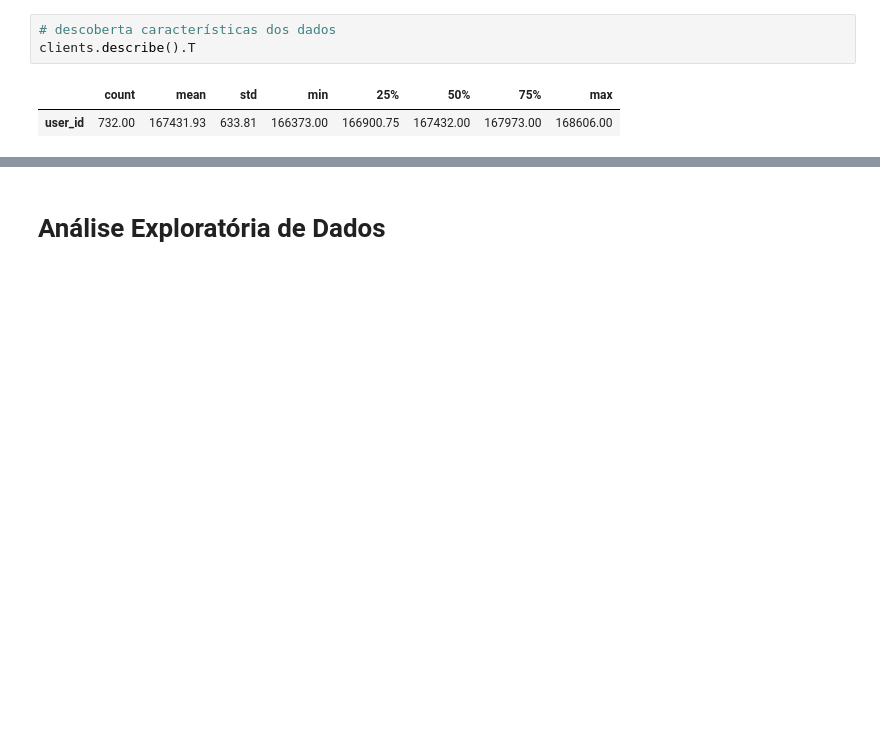
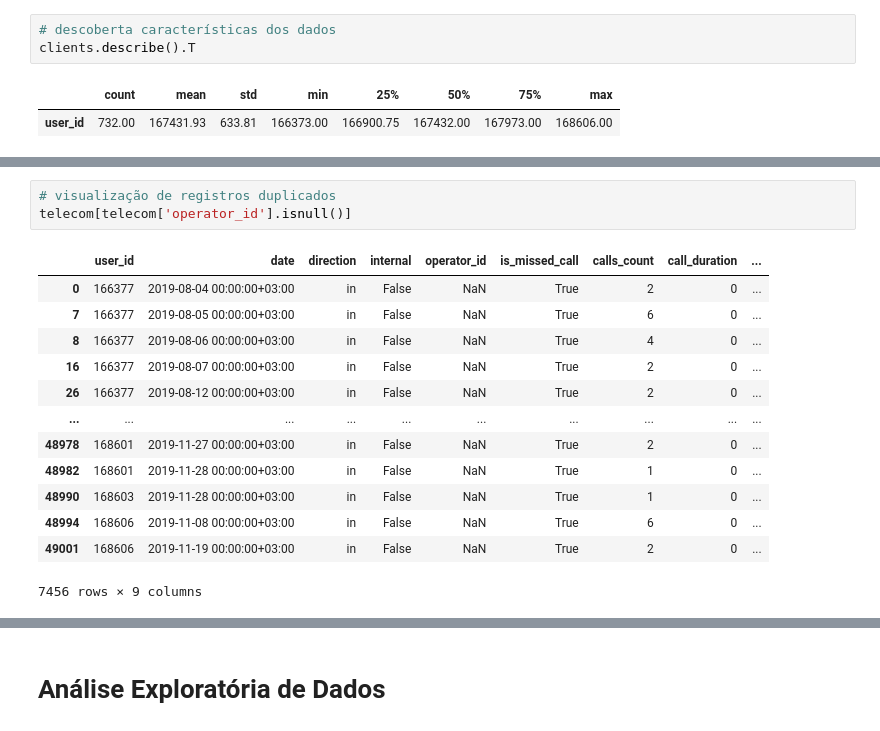
Before and after one commit to rodriguesbrian/tt14_call_center_project, a Jupyter notebook: notebooks/call_center_efficiency.ipynb, the cells around one changed output, grey strips where cells are left out. Cells and saved outputs as stored; diff of their text form; blank space fills up the shorter version.

```diff
--- a/notebooks/call_center_efficiency.ipynb
+++ b/notebooks/call_center_efficiency.ipynb
@@ -143,0 +227,17 @@ clients.describe().T
+# %%
+# visualização de registros duplicados
+telecom[telecom['operator_id'].isnull()]
+# %% [output]
+|  | user_id | date | direction | internal | operator_id | is_missed_call | calls_count | call_duration | ... |
+| 0 | 166377 | 2019-08-04 00:00:00+03:00 | in | False | NaN | True | 2 | 0 | ... |
+| 7 | 166377 | 2019-08-05 00:00:00+03:00 | in | False | NaN | True | 6 | 0 | ... |
+| 8 | 166377 | 2019-08-06 00:00:00+03:00 | in | False | NaN | True | 4 | 0 | ... |
+| 16 | 166377 | 2019-08-07 00:00:00+03:00 | in | False | NaN | True | 2 | 0 | ... |
+| 26 | 166377 | 2019-08-12 00:00:00+03:00 | in | False | NaN | True | 2 | 0 | ... |
+| ... | ... | ... | ... | ... | ... | ... | ... | ... | ... |
+| 48978 | 168601 | 2019-11-27 00:00:00+03:00 | in | False | NaN | True | 2 | 0 | ... |
+| 48982 | 168601 | 2019-11-28 00:00:00+03:00 | in | False | NaN | True | 1 | 0 | ... |
+| 48990 | 168603 | 2019-11-28 00:00:00+03:00 | in | False | NaN | True | 1 | 0 | ... |
+| 48994 | 168606 | 2019-11-08 00:00:00+03:00 | in | False | NaN | True | 6 | 0 | ... |
+| 49001 | 168606 | 2019-11-19 00:00:00+03:00 | in | False | NaN | True | 2 | 0 | ... |
+7456 rows × 9 columns
```
Also changed, not shown: parts of 67 cells of this notebook.
